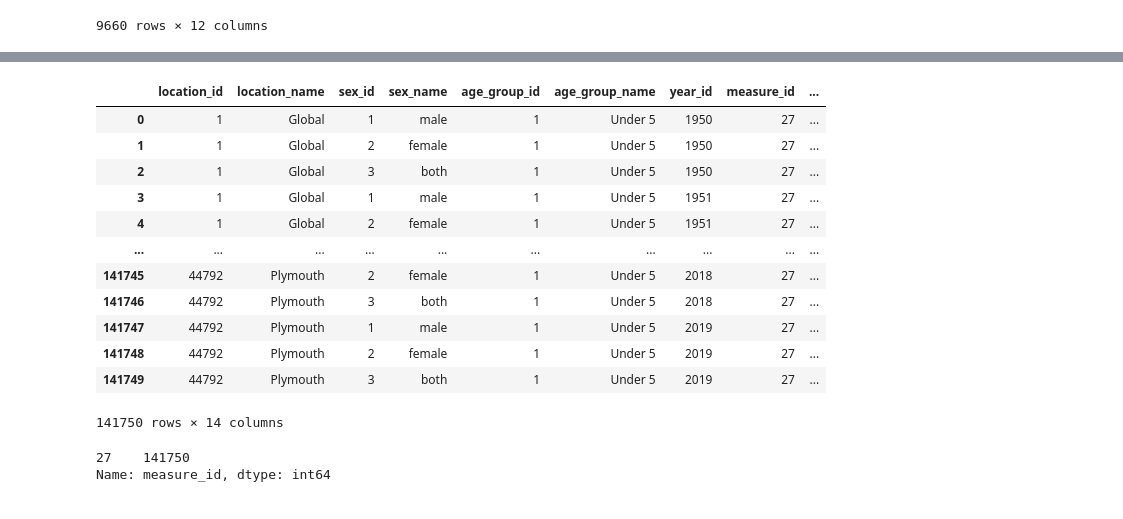
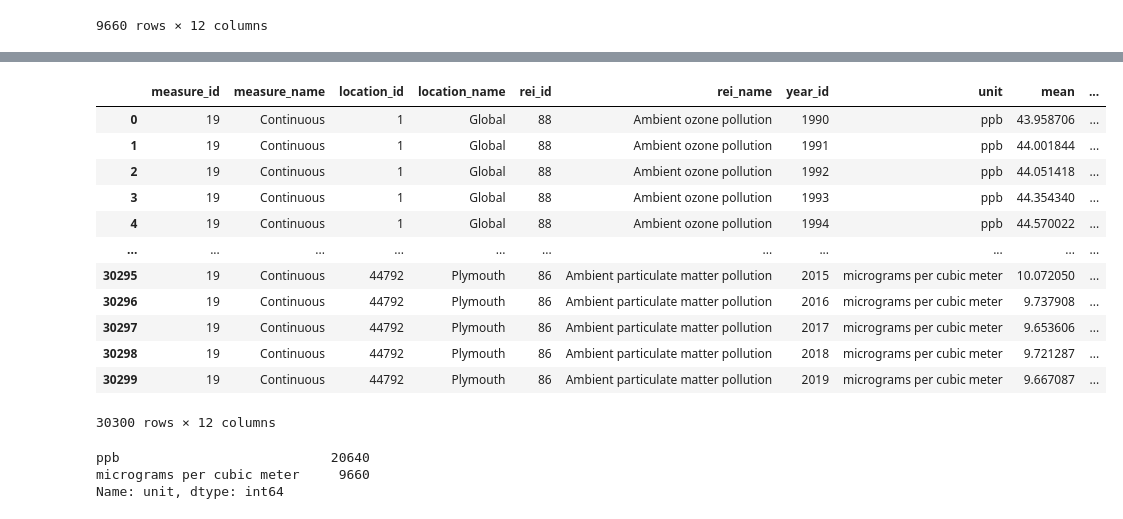
Before and after one commit to Goheekin/UNB-Data-Challenge, a Jupyter notebook: UNB Explore.ipynb, the cells around one changed output, grey strips where cells are left out. Saved outputs shown, nothing was run; the diff lists cells and outputs as text; code cells hidden in the pictures.

```diff
--- a/UNB Explore.ipynb
+++ b/UNB Explore.ipynb
@@ -157,5 +157,0 @@ sns.lineplot(data=Df4, x = "year_id", y = "mean")
-# %%
-Df1 = pd.read_csv("Smoking Tobacco Use Prevalence 1990-2019/Data sets/IHME_GBD_2019_SMOKING_TOB_1990_2019_CIG_PC_Y2021M05D27.csv")
-Df2 = pd.read_csv("Smoking Tobacco Use Prevalence 1990-2019/Data sets/IHME_GBD_2019_SMOKING_TOB_1990_2019_NUM_SMOKERS_Y2021M05D27 2.csv")
-Df3 = pd.read_csv("Smoking Tobacco Use Prevalence 1990-2019/Data sets/IHME_GBD_2019_SMOKING_TOB_1990_2019_PCT_CHANGE_Y2021M05D27.csv")
-Df4 = pd.read_csv("Smoking Tobacco Use Prevalence 1990-2019/Data sets/IHME_GBD_2019_SMOKING_TOB_1990_2019_PREV_Y2021M05D27 3.csv")
@@ -284,22 +158,24 @@ Df3
-# %%
-## measure_id only 27
-Df4
-# %% [output]
-|  | location_id | location_name | sex_id | sex_name | age_group_id | age_group_name | year_id | measure_id | ... |
-| 0 | 1 | Global | 1 | male | 1 | Under 5 | 1950 | 27 | ... |
-| 1 | 1 | Global | 2 | female | 1 | Under 5 | 1950 | 27 | ... |
-| 2 | 1 | Global | 3 | both | 1 | Under 5 | 1950 | 27 | ... |
-| 3 | 1 | Global | 1 | male | 1 | Under 5 | 1951 | 27 | ... |
-| 4 | 1 | Global | 2 | female | 1 | Under 5 | 1951 | 27 | ... |
-| ... | ... | ... | ... | ... | ... | ... | ... | ... | ... |
-| 141745 | 44792 | Plymouth | 2 | female | 1 | Under 5 | 2018 | 27 | ... |
-| 141746 | 44792 | Plymouth | 3 | both | 1 | Under 5 | 2018 | 27 | ... |
-| 141747 | 44792 | Plymouth | 1 | male | 1 | Under 5 | 2019 | 27 | ... |
-| 141748 | 44792 | Plymouth | 2 | female | 1 | Under 5 | 2019 | 27 | ... |
-| 141749 | 44792 | Plymouth | 3 | both | 1 | Under 5 | 2019 | 27 | ... |
-141750 rows × 14 columns
-# %%
-Df2['measure_id'].value_counts()
-# %% [output]
-27    141750
-Name: measure_id, dtype: int64
+# %%
+## Append Df3 to Df4
+new_data = Df3.append(Df4, ignore_index=True)
+new_data
+# %% [output]
+|  | measure_id | measure_name | location_id | location_name | rei_id | rei_name | year_id | unit | mean | ... |
+| 0 | 19 | Continuous | 1 | Global | 88 | Ambient ozone pollution | 1990 | ppb | 43.958706 | ... |
+| 1 | 19 | Continuous | 1 | Global | 88 | Ambient ozone pollution | 1991 | ppb | 44.001844 | ... |
+| 2 | 19 | Continuous | 1 | Global | 88 | Ambient ozone pollution | 1992 | ppb | 44.051418 | ... |
+| 3 | 19 | Continuous | 1 | Global | 88 | Ambient ozone pollution | 1993 | ppb | 44.354340 | ... |
+| 4 | 19 | Continuous | 1 | Global | 88 | Ambient ozone pollution | 1994 | ppb | 44.570022 | ... |
+| ... | ... | ... | ... | ... | ... | ... | ... | ... | ... | ... |
+| 30295 | 19 | Continuous | 44792 | Plymouth | 86 | Ambient particulate matter pollution | 2015 | micrograms per cubic meter | 10.072050 | ... |
+| 30296 | 19 | Continuous | 44792 | Plymouth | 86 | Ambient particulate matter pollution | 2016 | micrograms per cubic meter | 9.737908 | ... |
+| 30297 | 19 | Continuous | 44792 | Plymouth | 86 | Ambient particulate matter pollution | 2017 | micrograms per cubic meter | 9.653606 | ... |
+| 30298 | 19 | Continuous | 44792 | Plymouth | 86 | Ambient particulate matter pollution | 2018 | micrograms per cubic meter | 9.721287 | ... |
+| 30299 | 19 | Continuous | 44792 | Plymouth | 86 | Ambient particulate matter pollution | 2019 | micrograms per cubic meter | 9.667087 | ... |
+30300 rows × 12 columns
+# %%
+new_data['unit'].value_counts()
+# %% [output]
+ppb                           20640
+micrograms per cubic meter     9660
+Name: unit, dtype: int64
```
Also changed, not shown: parts of 44 cells of this notebook.
